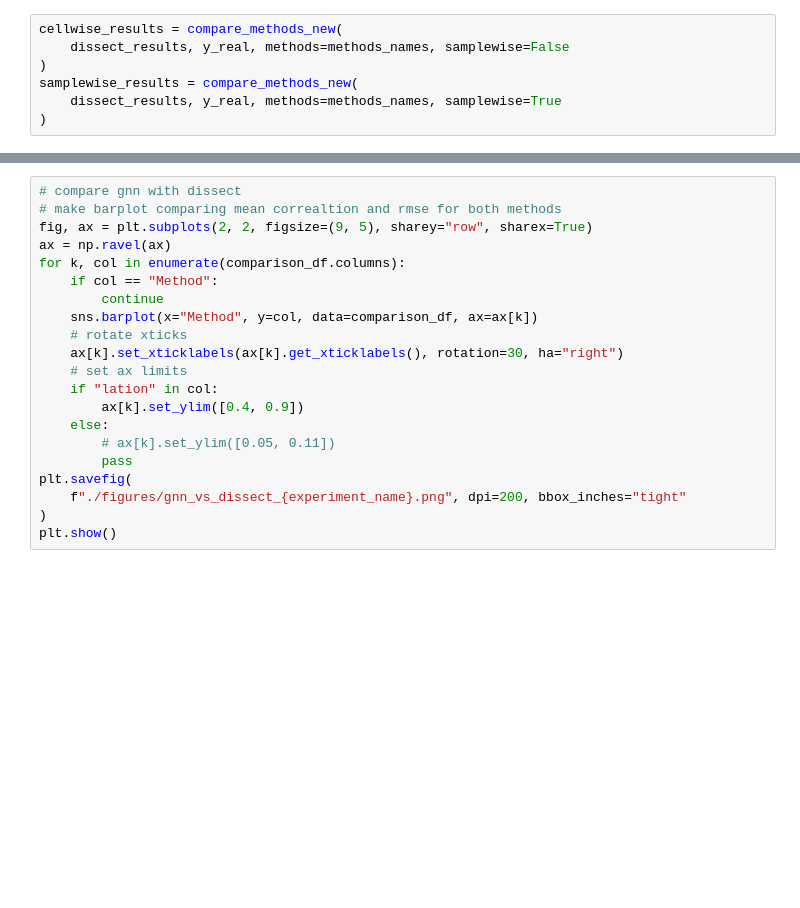
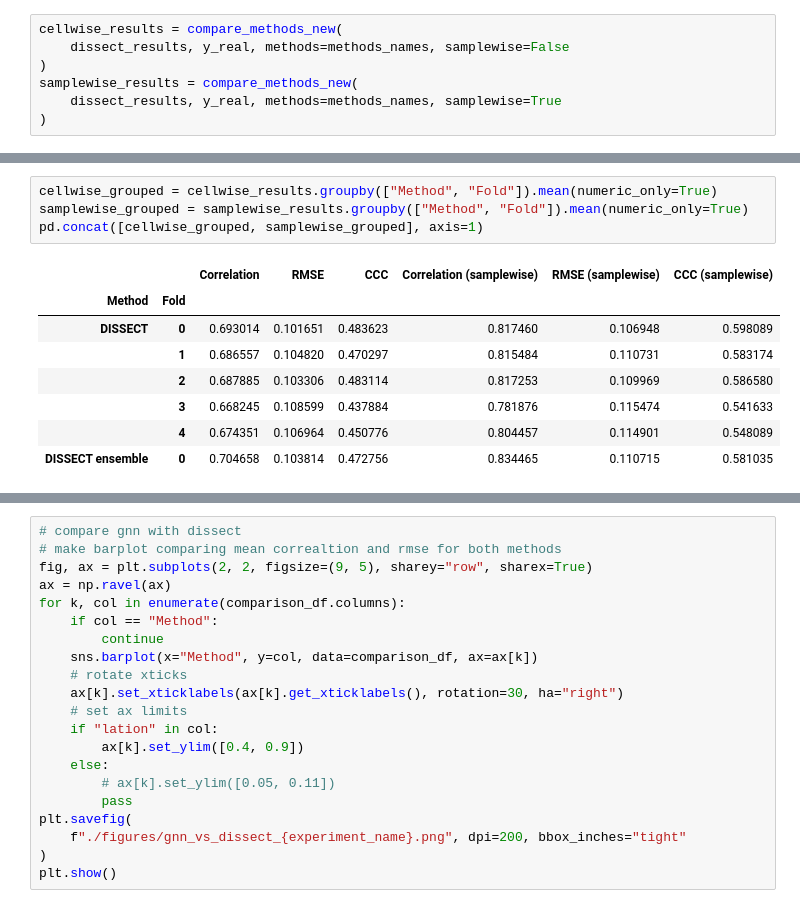
Before and after one commit to robinredX/DISSECT, a Jupyter notebook: notebooks/eval_spatial.ipynb, the cells around one changed output, grey strips where cells are left out. Drawn from its saved outputs; the diff is of its cells as text; blank space fills up the shorter version.

```diff
--- a/notebooks/eval_spatial.ipynb
+++ b/notebooks/eval_spatial.ipynb
@@ -141,3 +175,16 @@ samplewise_results = compare_methods_new(
+# %%
+cellwise_grouped = cellwise_results.groupby(["Method", "Fold"]).mean(numeric_only=True)
+samplewise_grouped = samplewise_results.groupby(["Method", "Fold"]).mean(numeric_only=True)
+pd.concat([cellwise_grouped, samplewise_grouped], axis=1)
+# %% [output]
+|  |  | Correlation | RMSE | CCC | Correlation (samplewise) | RMSE (samplewise) | CCC (samplewise) |
+| Method | Fold |  |  |  |  |  |  |
+| DISSECT | 0 | 0.693014 | 0.101651 | 0.483623 | 0.817460 | 0.106948 | 0.598089 |
+|  | 1 | 0.686557 | 0.104820 | 0.470297 | 0.815484 | 0.110731 | 0.583174 |
+|  | 2 | 0.687885 | 0.103306 | 0.483114 | 0.817253 | 0.109969 | 0.586580 |
+|  | 3 | 0.668245 | 0.108599 | 0.437884 | 0.781876 | 0.115474 | 0.541633 |
+|  | 4 | 0.674351 | 0.106964 | 0.450776 | 0.804457 | 0.114901 | 0.548089 |
+| DISSECT ensemble | 0 | 0.704658 | 0.103814 | 0.472756 | 0.834465 | 0.110715 | 0.581035 |
 # %%
 # plot performance per celltype
 fig, axs = plt.subplots(2, 2, figsize=(16, 10), sharey="row", sharex="col")
```
Also changed, not shown: parts of 11 cells of this notebook.
